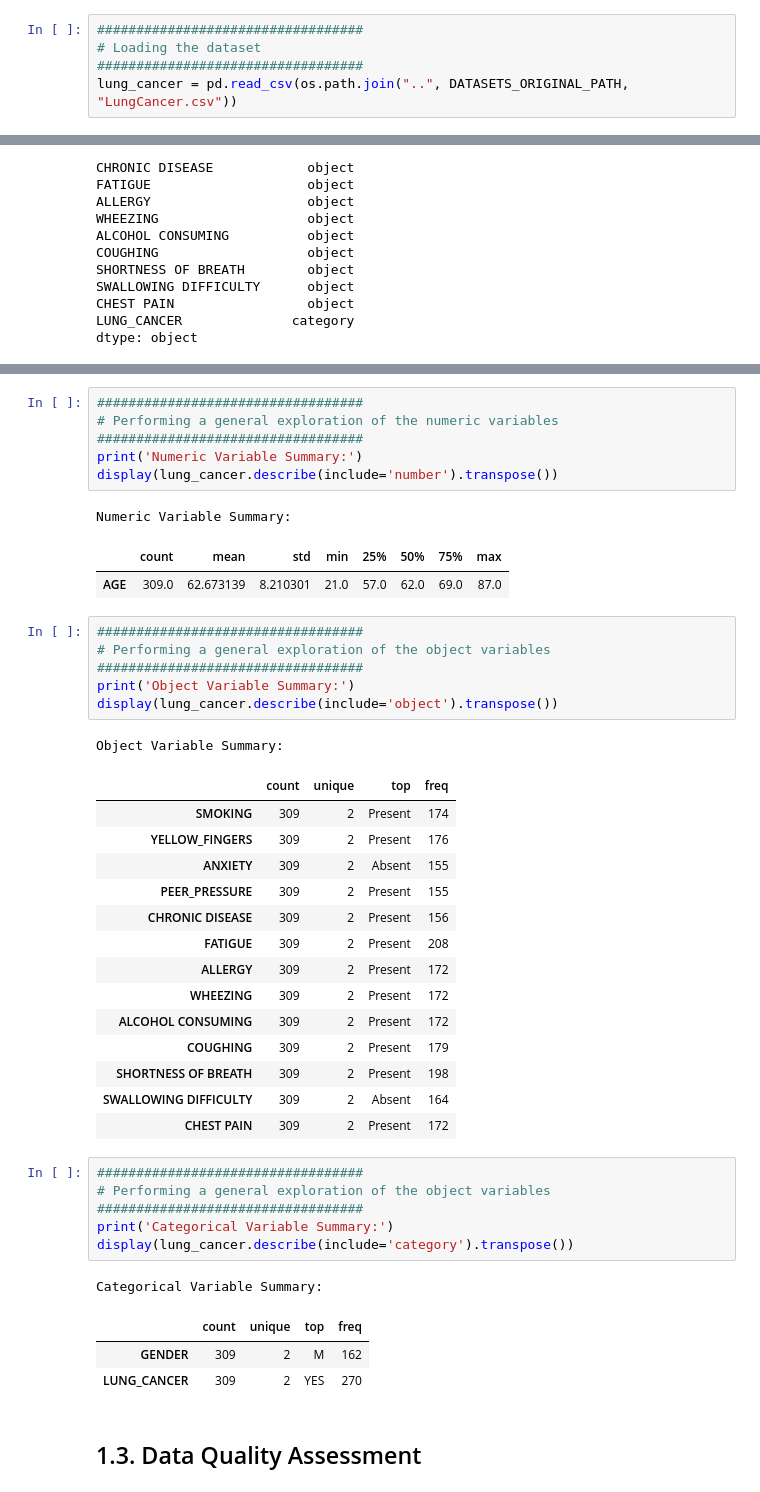
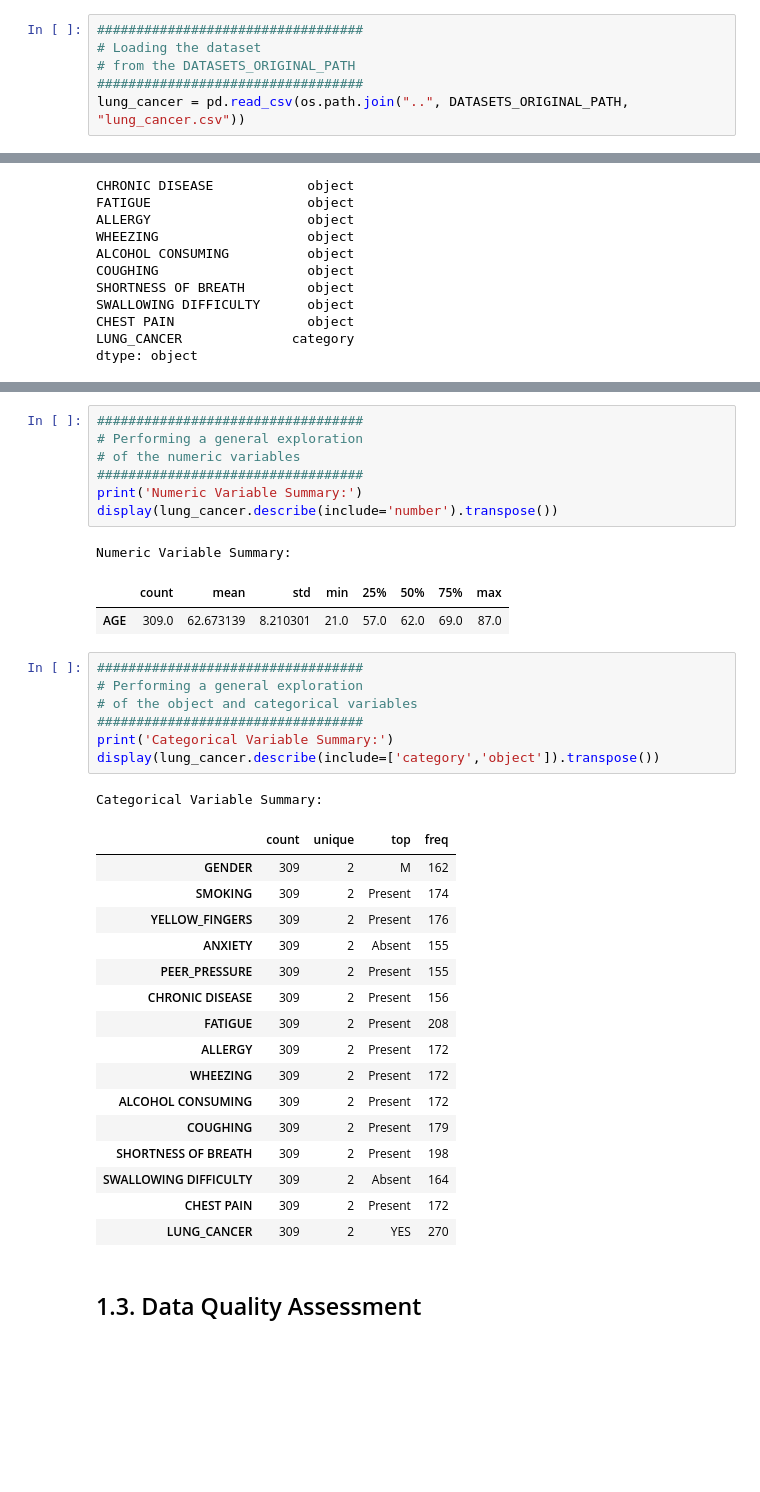
Before and after one commit to JohnPaulinePineda/Portfolio_Project_54, a Jupyter notebook: codes/EstimatingLungCancerProbabilitiesFromDemographicFactorsAndBehavioralIndicators.ipynb, the cells around one changed output, grey strips where cells are left out. Cells and saved outputs as stored; diff of their text form; blank space fills up the shorter version.

```diff
--- a/codes/EstimatingLungCancerProbabilitiesFromDemographicFactorsAndBehavioralIndicators.ipynb
+++ b/codes/EstimatingLungCancerProbabilitiesFromDemographicFactorsAndBehavioralIndicators.ipynb
@@ -75,8 +79,9 @@ DATASET_FINAL_PATH = r"datasets\final"
 # %%
 ##################################
 # Loading the dataset
+# from the DATASETS_ORIGINAL_PATH
 ##################################
-lung_cancer = pd.read_csv(os.path.join("..", DATASETS_ORIGINAL_PATH, "LungCancer.csv"))
+lung_cancer = pd.read_csv(os.path.join("..", DATASETS_ORIGINAL_PATH, "lung_cancer.csv"))
 # %%
 ##################################
 # Performing a general exploration of the dataset
@@ -171,7 +176,8 @@ lung_cancer.head()
 | 4 | F | 63 | Absent | Present | Absent | Absent | Absent | Absent | Absent | ... |
 # %%
 ##################################
-# Performing a general exploration of the numeric variables
+# Performing a general exploration
+# of the numeric variables
 ##################################
 print('Numeric Variable Summary:')
 display(lung_cancer.describe(include='number').transpose())
@@ -179,38 +185,30 @@ display(lung_cancer.describe(include='number').transpose())
 Numeric Variable Summary:
 |  | count | mean | std | min | 25% | 50% | 75% | max |
 | AGE | 309.0 | 62.673139 | 8.210301 | 21.0 | 57.0 | 62.0 | 69.0 | 87.0 |
-# %%
-##################################
-# Performing a general exploration of the object variables
-##################################
-print('Object Variable Summary:')
-display(lung_cancer.describe(include='object').transpose())
-# %% [output]
-Object Variable Summary:
-|  | count | unique | top | freq |
-| SMOKING | 309 | 2 | Present | 174 |
-| YELLOW_FINGERS | 309 | 2 | Present | 176 |
-| ANXIETY | 309 | 2 | Absent | 155 |
-| PEER_PRESSURE | 309 | 2 | Present | 155 |
-| CHRONIC DISEASE | 309 | 2 | Present | 156 |
-| FATIGUE | 309 | 2 | Present | 208 |
-| ALLERGY | 309 | 2 | Present | 172 |
-| WHEEZING | 309 | 2 | Present | 172 |
-| ALCOHOL CONSUMING | 309 | 2 | Present | 172 |
-| COUGHING | 309 | 2 | Present | 179 |
-| SHORTNESS OF BREATH | 309 | 2 | Present | 198 |
-| SWALLOWING DIFFICULTY | 309 | 2 | Absent | 164 |
-| CHEST PAIN | 309 | 2 | Present | 172 |
 # %%
 ##################################
-# Performing a general exploration of the object variables
+# Performing a general exploration
+# of the object and categorical variables
 ##################################
 print('Categorical Variable Summary:')
-display(lung_cancer.describe(include='category').transpose())
+display(lung_cancer.describe(include=['category','object']).transpose())
 # %% [output]
 Categorical Variable Summary:
 |  | count | unique | top | freq |
 | GENDER | 309 | 2 | M | 162 |
+| SMOKING | 309 | 2 | Present | 174 |
+| YELLOW_FINGERS | 309 | 2 | Present | 176 |
+| ANXIETY | 309 | 2 | Absent | 155 |
+| PEER_PRESSURE | 309 | 2 | Present | 155 |
+| CHRONIC DISEASE | 309 | 2 | Present | 156 |
+| FATIGUE | 309 | 2 | Present | 208 |
+| ALLERGY | 309 | 2 | Present | 172 |
+| WHEEZING | 309 | 2 | Present | 172 |
+| ALCOHOL CONSUMING | 309 | 2 | Present | 172 |
+| COUGHING | 309 | 2 | Present | 179 |
+| SHORTNESS OF BREATH | 309 | 2 | Present | 198 |
+| SWALLOWING DIFFICULTY | 309 | 2 | Absent | 164 |
+| CHEST PAIN | 309 | 2 | Present | 172 |
 | LUNG_CANCER | 309 | 2 | YES | 270 |
 # %% [markdown]
 ## 1.3. Data Quality Assessment <a class="anchor" id="1.3"></a>
```
Also changed, not shown: parts of 88 cells of this notebook, 11 other files.
